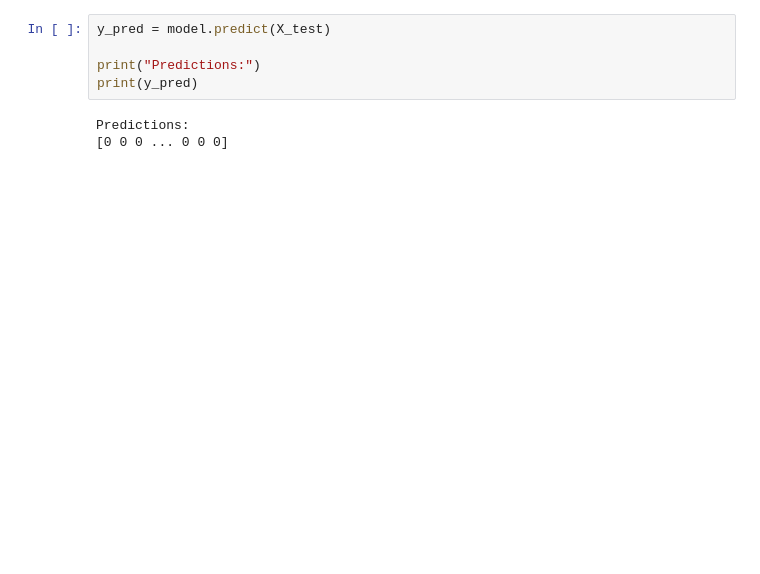
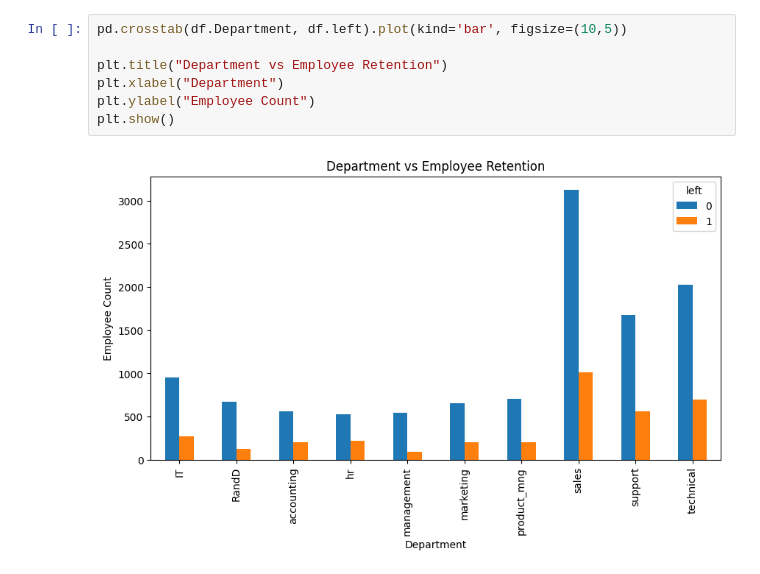
Before and after one commit to DeepikaJayas/LinearALGO_2.0, a Jupyter notebook: HR.ipynb, the cells around one changed output. Drawn from its saved outputs; the diff is of its cells as text; blank space fills up the shorter version.

```diff
--- a/HR.ipynb
+++ b/HR.ipynb
@@ -58,9 +62,10 @@ LogisticRegression(max_iter=1000)
 # %%
-y_pred = model.predict(X_test)
+pd.crosstab(df.Department, df.left).plot(kind='bar', figsize=(10,5))
 
-print("Predictions:")
-print(y_pred)
+plt.title("Department vs Employee Retention")
+plt.xlabel("Department")
+plt.ylabel("Employee Count")
+plt.show()
 # %% [output]
-Predictions:
-[0 0 0 ... 0 0 0]
+[figure, added]
 # %%
```
Also changed, not shown: parts of 16 cells of this notebook, 3 other files.
